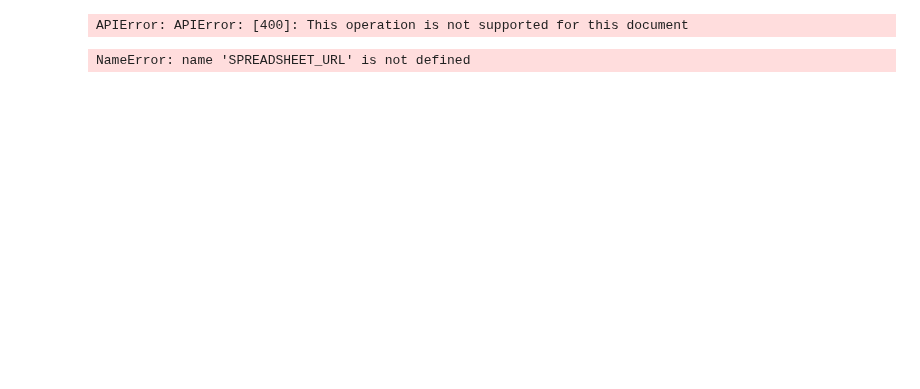
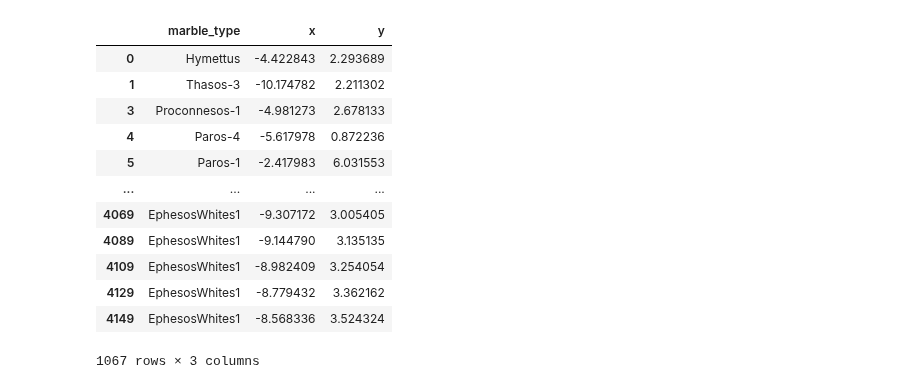
Before and after one commit to kingsdigitallab/crossreads-petrography, a Jupyter notebook: notebooks/Isotopes.ipynb, the cells around one changed output. Cells and saved outputs as stored; diff of their text form; code cells hidden in the pictures; blank space fills up the shorter version.

```diff
--- a/notebooks/Isotopes.ipynb
+++ b/notebooks/Isotopes.ipynb
@@ -42,3 +8,3 @@ Initializing IsotopeConverter @ 2024-07-16 20:57:29,274
 # %%
-isotoper.df_samples
+isotoper.df_curves
 # %% [output]
@@ -47,5 +16,13 @@ Authenticating and accessing Google Spreadsheet @ 2024-07-16 20:59:19,367
+|  | marble_type | x | y |
+| 0 | Hymettus | -4.422843 | 2.293689 |
+| 1 | Thasos-3 | -10.174782 | 2.211302 |
+| 3 | Proconnesos-1 | -4.981273 | 2.678133 |
+| 4 | Paros-4 | -5.617978 | 0.872236 |
+| 5 | Paros-1 | -2.417983 | 6.031553 |
+| ... | ... | ... | ... |
+| 4069 | EphesosWhites1 | -9.307172 | 3.005405 |
+| 4089 | EphesosWhites1 | -9.144790 | 3.135135 |
+| 4109 | EphesosWhites1 | -8.982409 | 3.254054 |
+| 4129 | EphesosWhites1 | -8.779432 | 3.362162 |
+| 4149 | EphesosWhites1 | -8.568336 | 3.524324 |
-APIError: APIError: [400]: This operation is not supported for this document
+1067 rows × 3 columns
-# %%
-read_spreadsheet(SPREADSHEET_URL)
-# %% [output]
-NameError: name 'SPREADSHEET_URL' is not defined
```
Also changed, not shown: parts of 11 cells of this notebook, 14 other files.
